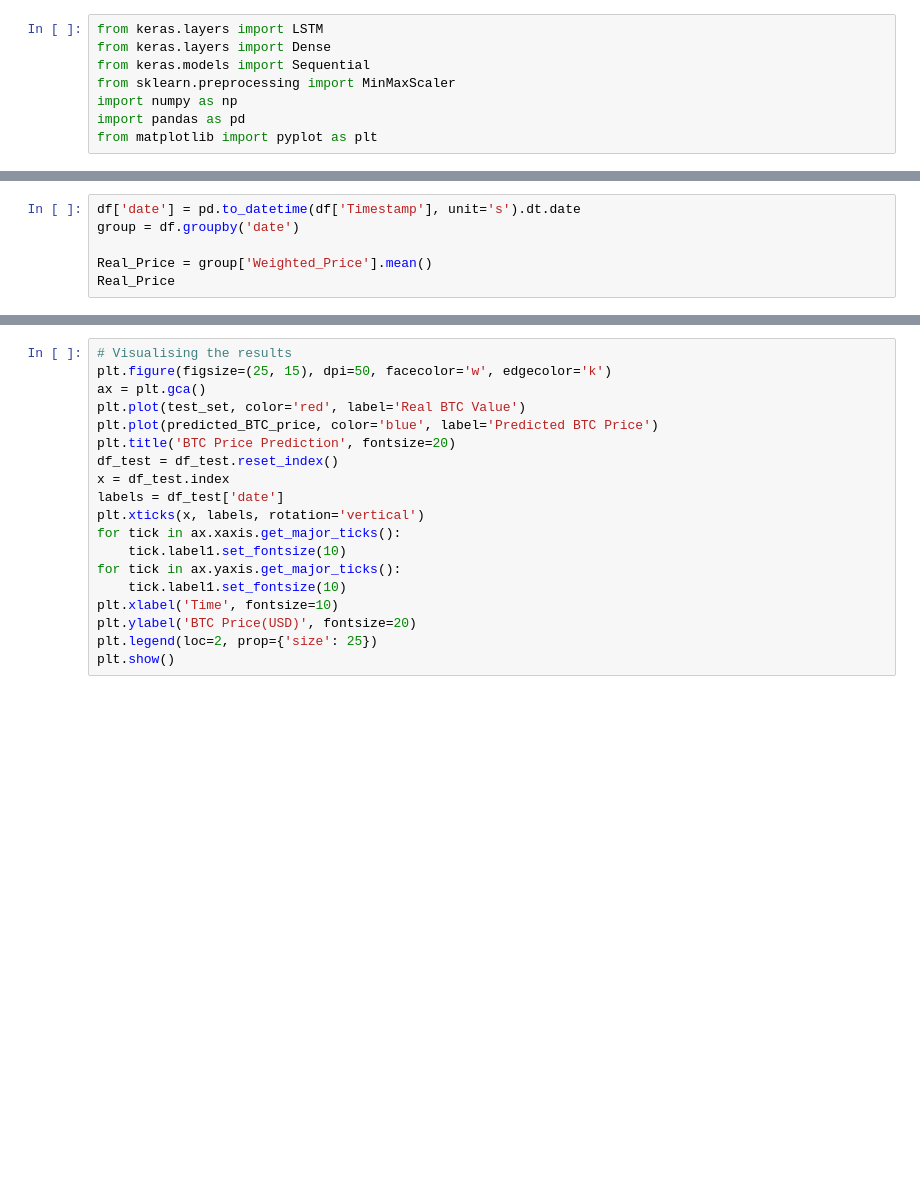
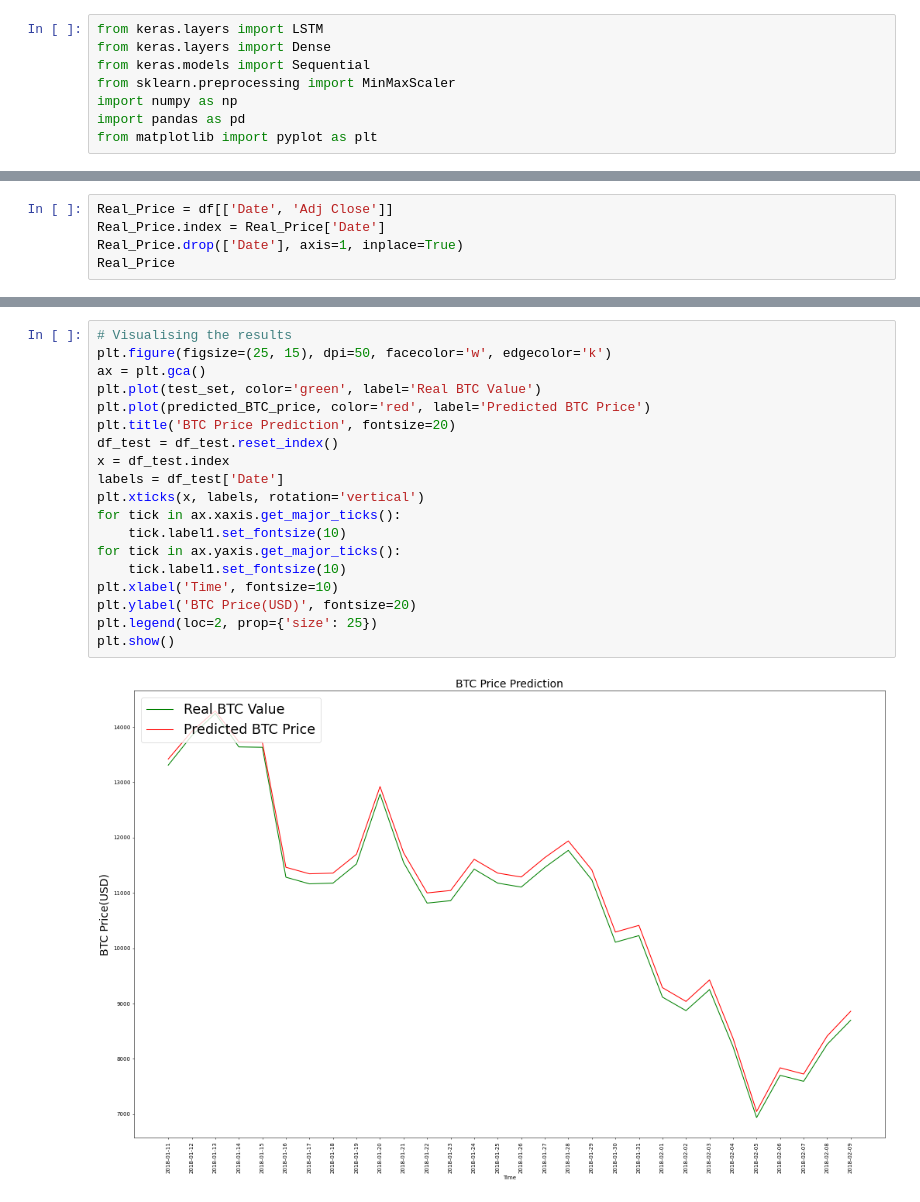
Before and after one commit to elman23/bitcoin-rnn-1, a Jupyter notebook: bitcoin.ipynb, the cells around one changed output, grey strips where cells are left out. Drawn from its saved outputs; the diff is of its cells as text; blank space fills up the shorter version.

```diff
--- a/bitcoin.ipynb
+++ b/bitcoin.ipynb
@@ -57,6 +45,0 @@ Name: Timestamp, Length: 10275, dtype: int64
-# %%
-df['date'] = pd.to_datetime(df['Timestamp'], unit='s').dt.date
-group = df.groupby('date')
-
-Real_Price = group['Weighted_Price'].mean()
-Real_Price
@@ -79,0 +46,5 @@ Name: Weighted_Price, dtype: float64
+# %%
+Real_Price = df[['Date', 'Adj Close']]
+Real_Price.index = Real_Price['Date']
+Real_Price.drop(['Date'], axis=1, inplace=True)
+Real_Price
@@ -125,19 +181,21 @@ predicted_BTC_price = sc.inverse_transform(predicted_BTC_price)
 # %%
 # Visualising the results
 plt.figure(figsize=(25, 15), dpi=50, facecolor='w', edgecolor='k')
 ax = plt.gca()
-plt.plot(test_set, color='red', label='Real BTC Value')
-plt.plot(predicted_BTC_price, color='blue', label='Predicted BTC Price')
+plt.plot(test_set, color='green', label='Real BTC Value')
+plt.plot(predicted_BTC_price, color='red', label='Predicted BTC Price')
 plt.title('BTC Price Prediction', fontsize=20)
 df_test = df_test.reset_index()
 x = df_test.index
-labels = df_test['date']
+labels = df_test['Date']
 plt.xticks(x, labels, rotation='vertical')
 for tick in ax.xaxis.get_major_ticks():
     tick.label1.set_fontsize(10)
 for tick in ax.yaxis.get_major_ticks():
     tick.label1.set_fontsize(10)
 plt.xlabel('Time', fontsize=10)
 plt.ylabel('BTC Price(USD)', fontsize=20)
 plt.legend(loc=2, prop={'size': 25})
 plt.show()
+# %% [output]
+[figure, added]
```
Also changed, not shown: parts of 17 cells of this notebook, 1 other file.
